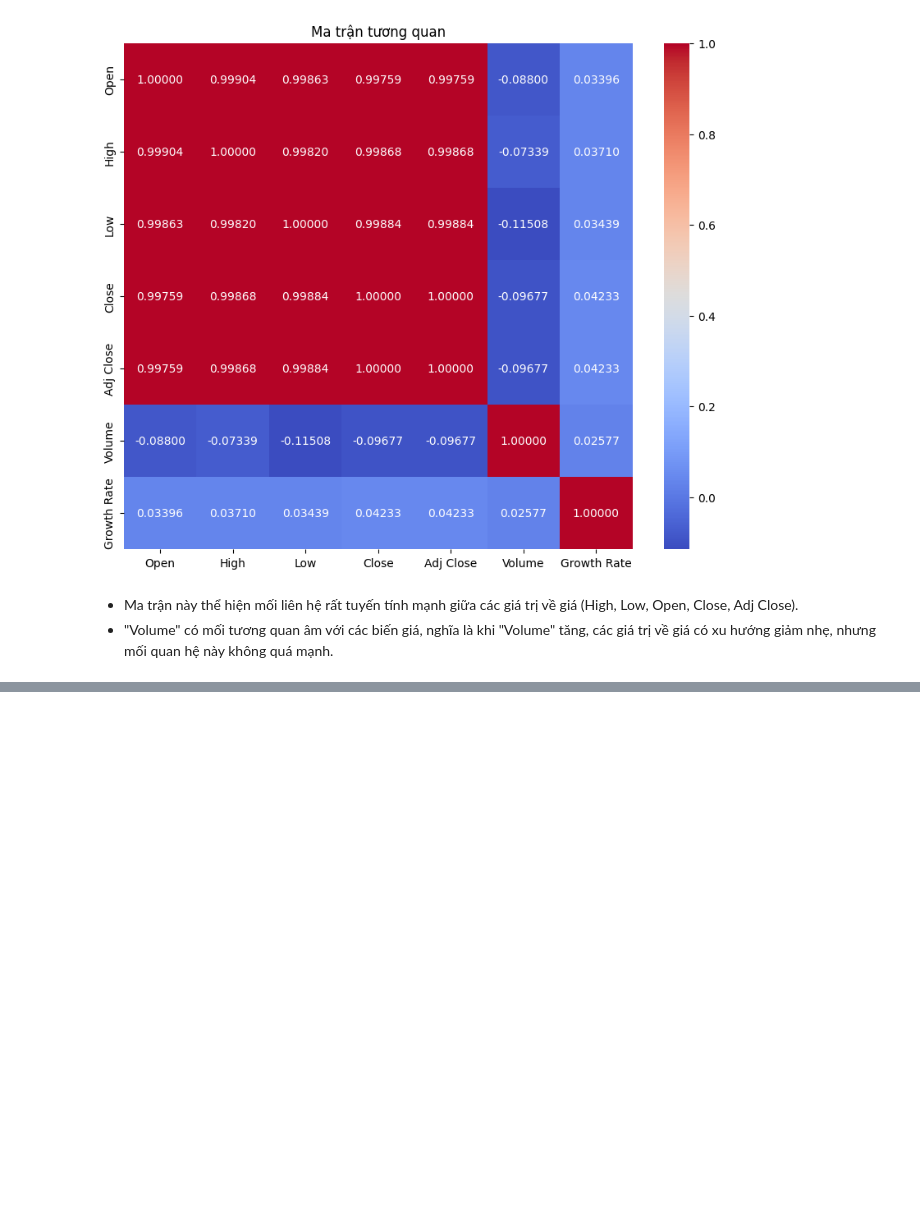
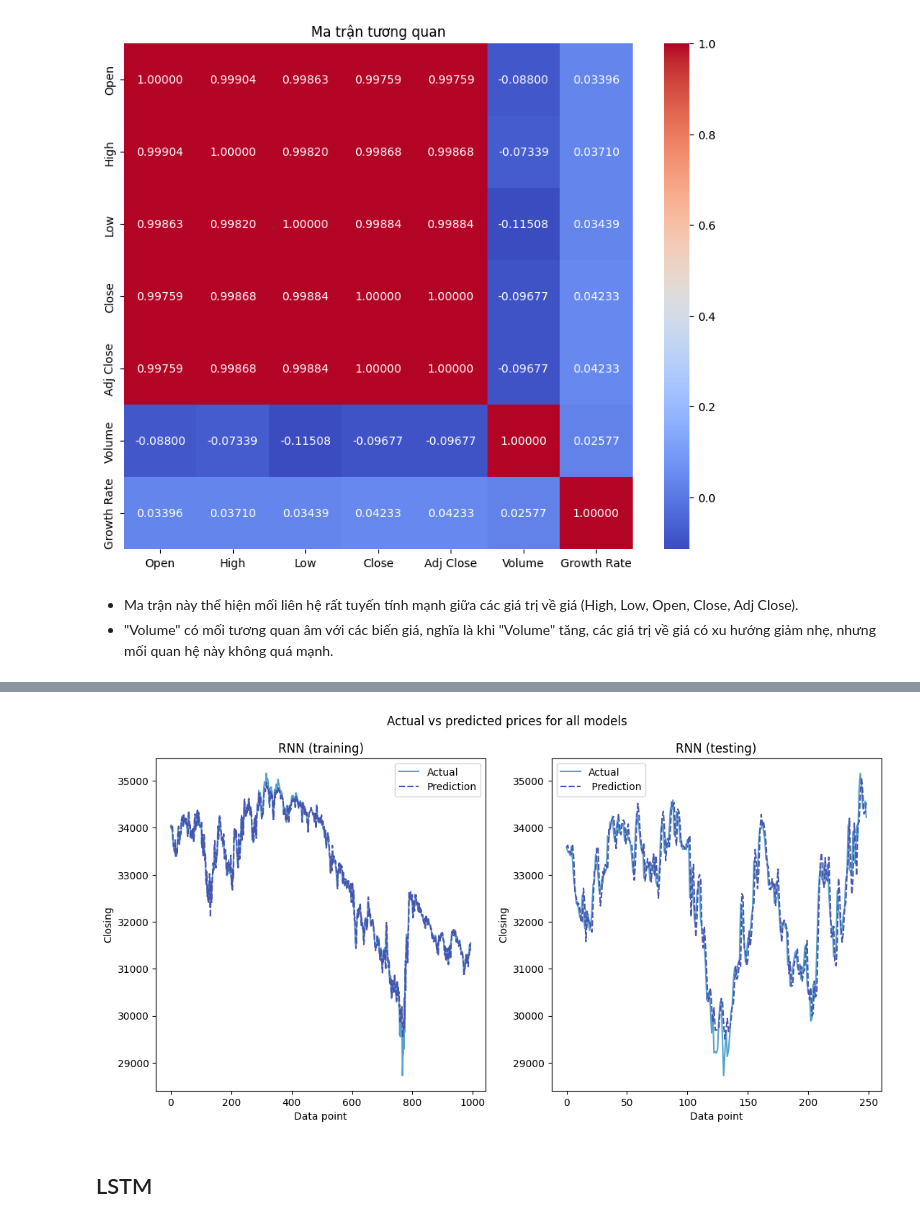
Before and after one commit to ThienNguyen3001/Stock-Price-Prediction-RNN-LSTM-GRU, a Jupyter notebook: stock_price_predict.ipynb, the cells around one changed output, grey strips where cells are left out. Saved outputs shown, nothing was run; the diff lists cells and outputs as text; code cells hidden in the pictures; blank space fills up the shorter version.

```diff
--- a/stock_price_predict.ipynb
+++ b/stock_price_predict.ipynb
@@ -341,0 +372,29 @@ NotFittedError: This MinMaxScaler instance is not fitted yet. Call 'fit' with ap
+# %%
+#Preparing predictions for the plot comparisons for RNN model
+rnn_train_data = np.append(rnn_train_orig, rnn_train_pred, axis = 1)
+rnn_test_data = np.append(rnn_test_orig, rnn_test_pred, axis = 1)
+
+rnn_train_plot = pd.DataFrame(rnn_train_data)
+rnn_train_plot.columns = ['Actual', 'Prediction']
+rnn_test_plot = pd.DataFrame(rnn_test_data)
+rnn_test_plot.columns = ['Actual', ' Prediction']
+# %%
+#Predictions vs actual price for the RNN model
+sns.set_palette('icefire')
+
+fig, axes = plt.subplots(1, 2, sharex = False, figsize = (13,6))
+fig.suptitle('Actual vs predicted prices for all models')
+
+rnn_training_plot = sns.lineplot(ax = axes[0], data = rnn_train_plot)
+rnn_training_plot.set_title('RNN (training)')
+rnn_training_plot.set_xlabel('Data point')
+rnn_training_plot.set_ylabel('Closing')
+
+rnn_testing_plot = sns.lineplot(ax = axes[1], data = rnn_test_plot)
+rnn_testing_plot.set_title('RNN (testing)')
+rnn_testing_plot.set_xlabel('Data point')
+rnn_testing_plot.set_ylabel('Closing');
+# %% [output]
+[figure, added]
+# %% [markdown]
+## LSTM
```
Also changed, not shown: parts of 24 cells of this notebook.
